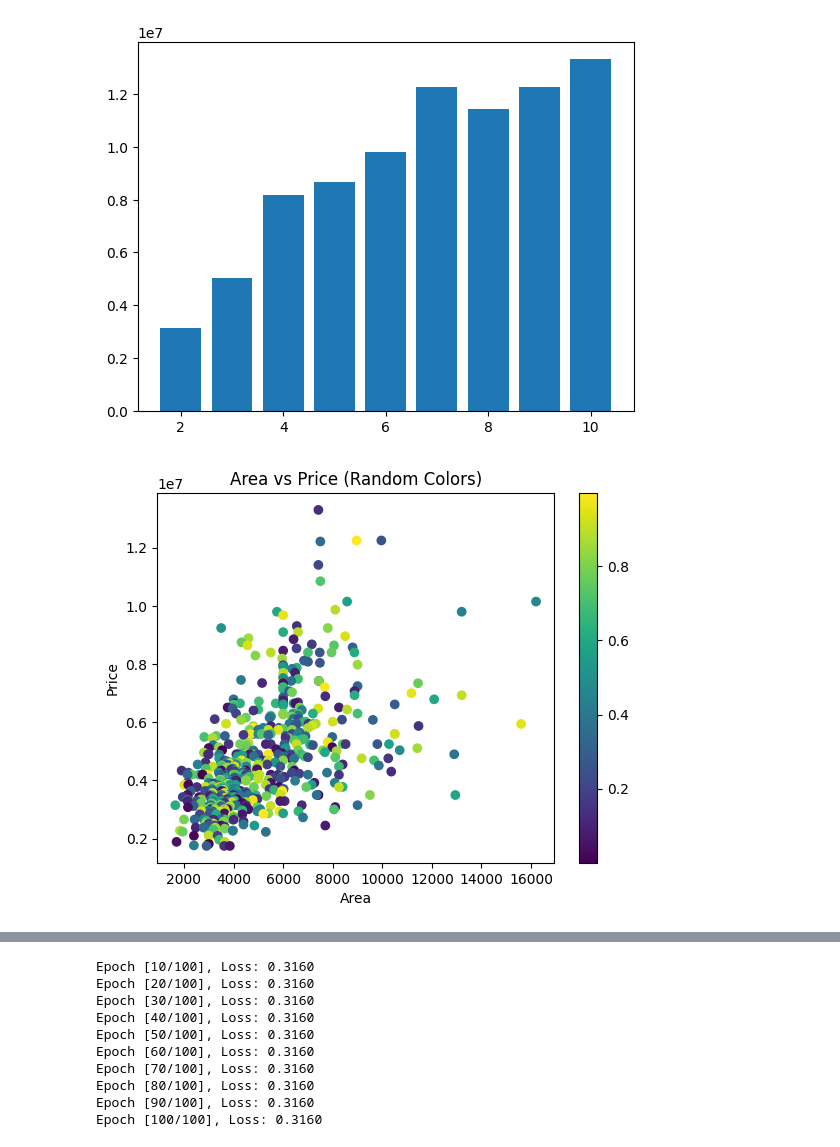
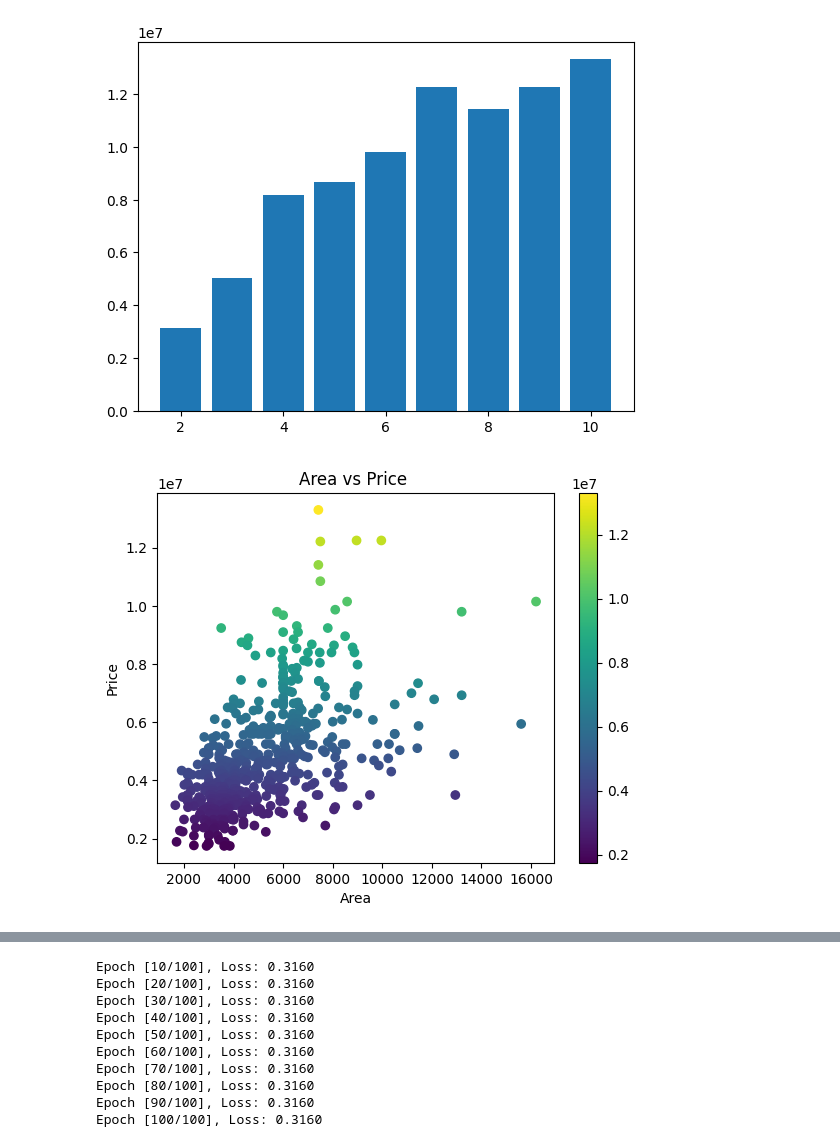
Before and after one commit to dattavishnu/-Exploratory-Data-Analysis-, a Jupyter notebook: data_manipulation.ipynb, the cells around one changed output, grey strips where cells are left out. Drawn from its saved outputs; the diff is of its cells as text; code cells hidden in the pictures.

```diff
--- a/data_manipulation.ipynb
+++ b/data_manipulation.ipynb
@@ -175,15 +175,15 @@ plt.show()
 # %%
 
 
-colors = np.random.rand(len(data_frame))  # Random color for each point
+colors = np_price.flatten()
 plt.scatter(data_frame['area'], np_price, c=colors, cmap='viridis')  # 'viridis' is a nice colormap
 plt.colorbar()  # Optional: shows a color scale
 plt.xlabel('Area')
 plt.ylabel('Price')
-plt.title('Area vs Price (Random Colors)')
+plt.title('Area vs Price ')
 plt.show()
 # %% [output]
-[figure, old version]
+[figure, new version]
 # %%
 data_frame.head()
 # %% [output]
```
